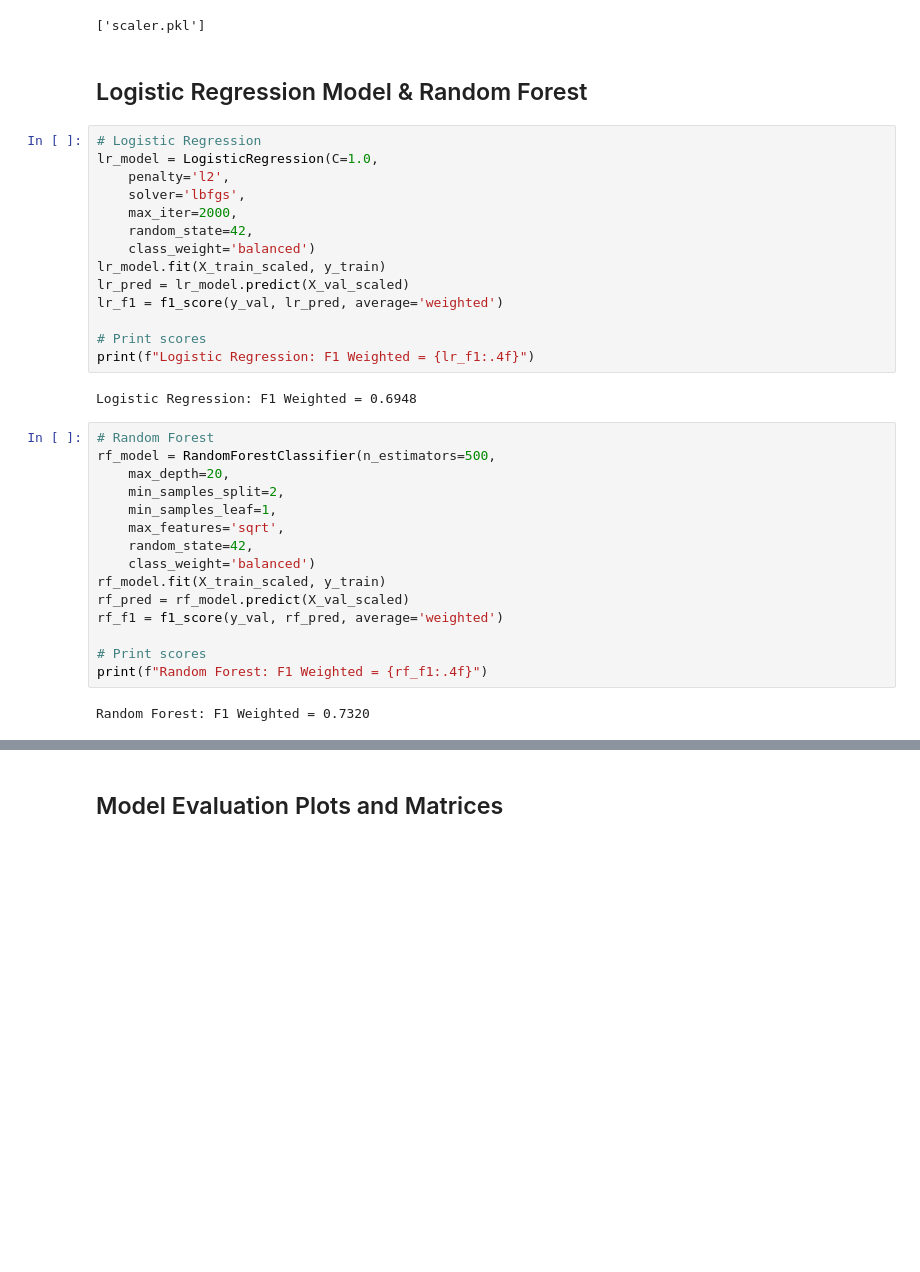
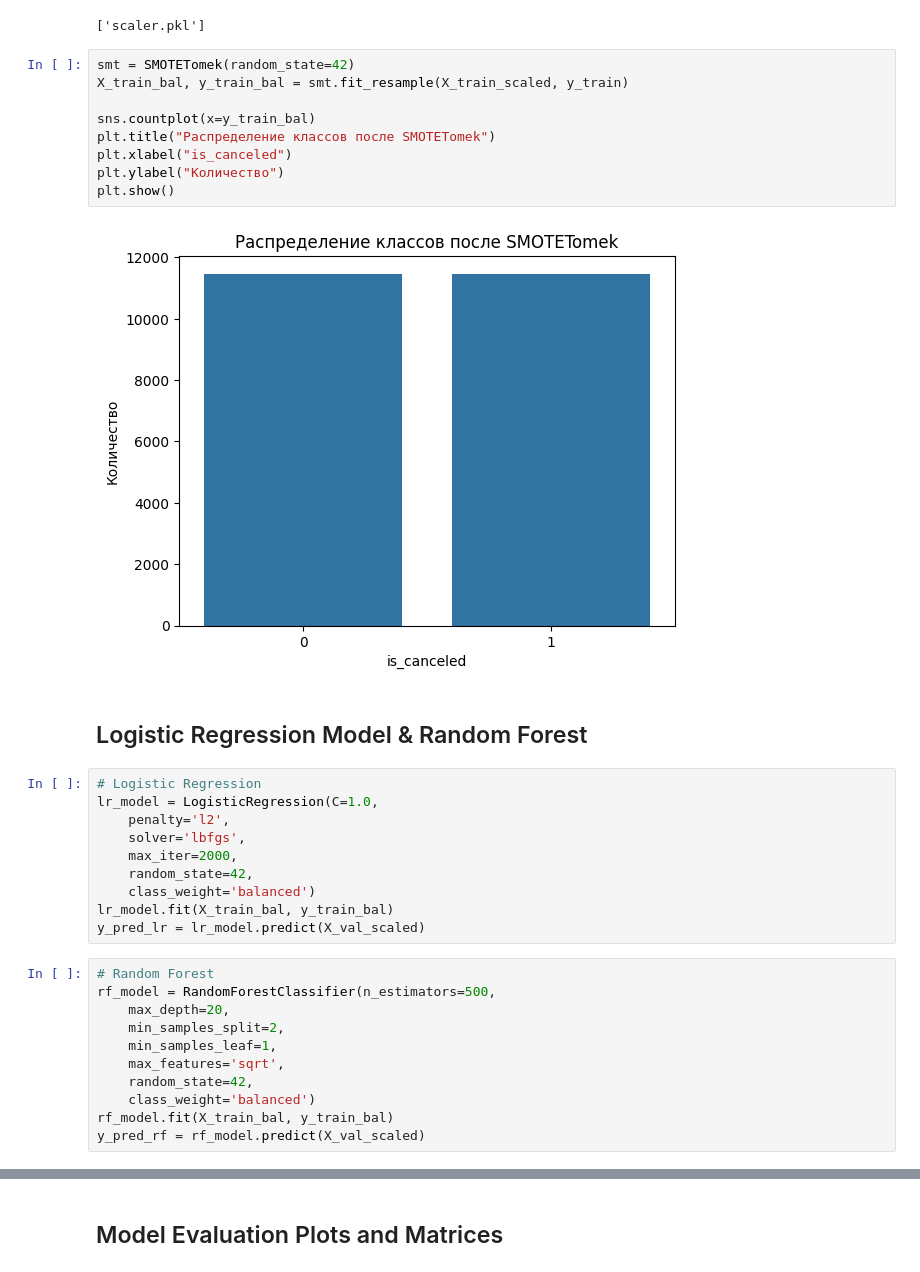
Before and after one commit to Yevheniia-Rudenko/redi_school_ML_AI, a Jupyter notebook: final_project/simple_logistic_regression.ipynb, the cells around one changed output, grey strips where cells are left out. Saved outputs shown, nothing was run; the diff lists cells and outputs as text; blank space fills up the shorter version.

Commit message:
added SMOTE

```diff
--- a/final_project/simple_logistic_regression.ipynb
+++ b/final_project/simple_logistic_regression.ipynb
@@ -268,6 +269,17 @@ df_test_scaled = scaler.transform(df_test) # Scaled actual test set for final pr
 joblib.dump(scaler, "scaler.pkl")
 # %% [output]
 ['scaler.pkl']
+# %%
+smt = SMOTETomek(random_state=42)
+X_train_bal, y_train_bal = smt.fit_resample(X_train_scaled, y_train)
+
+sns.countplot(x=y_train_bal)
+plt.title("Распределение классов после SMOTETomek")
+plt.xlabel("is_canceled")
+plt.ylabel("Количество")
+plt.show()
+# %% [output]
+[figure, added]
 # %% [markdown]
 ## Logistic Regression Model & Random Forest
 # %%
@@ -278,14 +290,8 @@ lr_model = LogisticRegression(C=1.0,
     max_iter=2000,
     random_state=42,
     class_weight='balanced')
-lr_model.fit(X_train_scaled, y_train)
-lr_pred = lr_model.predict(X_val_scaled)
-lr_f1 = f1_score(y_val, lr_pred, average='weighted')
-
-# Print scores
-print(f"Logistic Regression: F1 Weighted = {lr_f1:.4f}")
+lr_model.fit(X_train_bal, y_train_bal)
+y_pred_lr = lr_model.predict(X_val_scaled)
-# %% [output]
-Logistic Regression: F1 Weighted = 0.6948
 # %%
 # Random Forest
 rf_model = RandomForestClassifier(n_estimators=500,
@@ -295,14 +301,8 @@ rf_model = RandomForestClassifier(n_estimators=500,
     max_features='sqrt',
     random_state=42,
     class_weight='balanced')
-rf_model.fit(X_train_scaled, y_train)
-rf_pred = rf_model.predict(X_val_scaled)
-rf_f1 = f1_score(y_val, rf_pred, average='weighted')
-
-# Print scores
-print(f"Random Forest: F1 Weighted = {rf_f1:.4f}")
+rf_model.fit(X_train_bal, y_train_bal)
+y_pred_rf = rf_model.predict(X_val_scaled)
-# %% [output]
-Random Forest: F1 Weighted = 0.7320
 # %%
 xgb_model = XGBClassifier(
     n_estimators=300,
```
Also changed, not shown: parts of 4 cells of this notebook.
